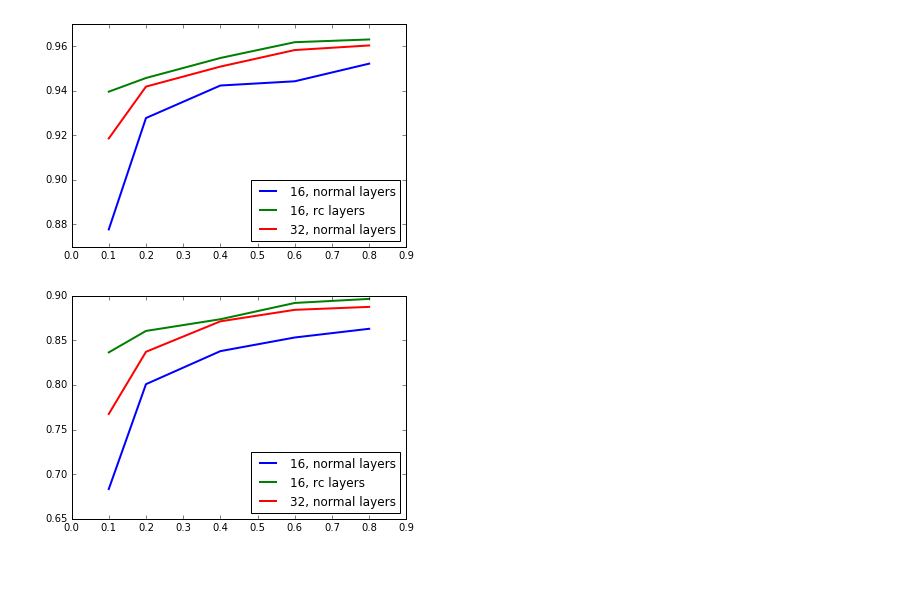
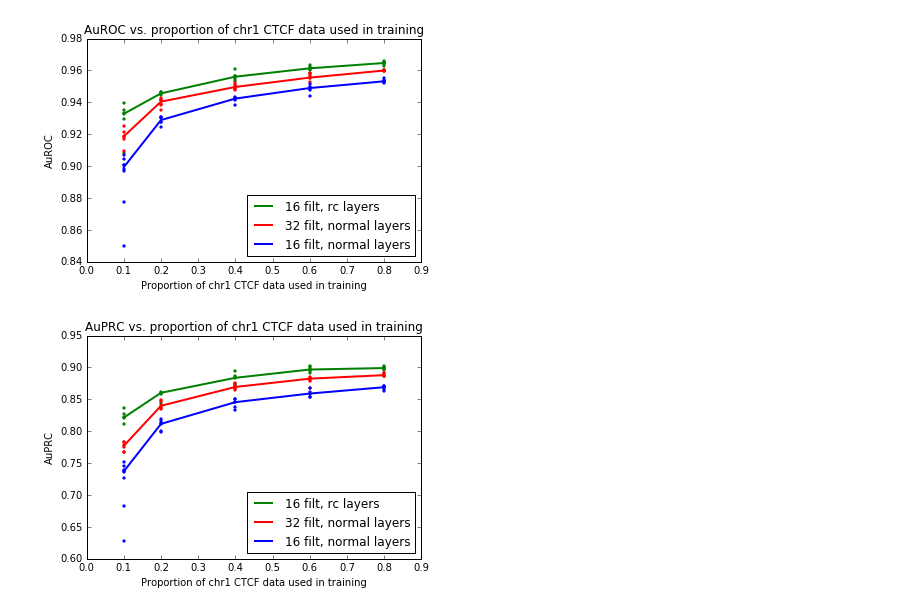
Before and after one commit to kundajelab/av_scripts, a Jupyter notebook: adhoc/revcomp_and_ws_experiments/PlotLearningCurveWithAmtData.ipynb, the cells around one changed output. Cells and saved outputs as stored; diff of their text form; code cells hidden in the pictures; blank space fills up the shorter version.

```diff
--- a/adhoc/revcomp_and_ws_experiments/PlotLearningCurveWithAmtData.ipynb
+++ b/adhoc/revcomp_and_ws_experiments/PlotLearningCurveWithAmtData.ipynb
@@ -30,8 +46,8 @@ for prefix in prefixes:
 # %%
-auroc_per_group = OrderedDict([(key, [[y['best_valid_perf_info']['valid_all_stats']['mean_auROC'] for y in
-                                      descriptors_to_prefix_to_perf[key][x]] for x in prefixes]) for key in descriptors])
-auprc_per_group = OrderedDict([(key, [[y['best_valid_perf_info']['valid_all_stats']['mean_auPRC'] for y in
-                                      descriptors_to_prefix_to_perf[key][x]] for x in prefixes]) for key in descriptors])
+auroc_per_group = OrderedDict([(key, [list(set([y['best_valid_perf_info']['valid_all_stats']['mean_auROC'] for y in
+                                      descriptors_to_prefix_to_perf[key][x]])) for x in prefixes]) for key in descriptors])
+auprc_per_group = OrderedDict([(key, [list(set([y['best_valid_perf_info']['valid_all_stats']['mean_auPRC'] for y in
+                                      descriptors_to_prefix_to_perf[key][x]])) for x in prefixes]) for key in descriptors])
 # %%
 auroc_per_group
 # %% [output]
@@ -56,17 +71,26 @@ OrderedDict([('rc-f_nbf-16_ws-f_str-20 seed-0',
 # %%
+%matplotlib inline
 import matplotlib.pyplot as plt
 import numpy as np
-for group in [auroc_per_group, auprc_per_group]:
+for group,groupname in [(auroc_per_group, 'AuROC'), (auprc_per_group, 'AuPRC')]:
     handles = []
-    for key in group.keys():
-        means = np.array([np.mean(x) for x in group[key]])
-        mins = np.abs(np.array([np.min(x) for x in group[key]]) - means)
-        maxs = np.array([np.max(x) for x in group[key]]) - means
-        handles.append(plt.errorbar(np.array(prefixes)/100.0, means, label=label, #yerr=[mins, maxs],
-                                    linewidth=2))
+    for key,color in zip(group.keys(), ['g','r','b']):
+        medians = np.array([np.median(x) for x in group[key]])
+        mins = np.abs(np.array([np.min(x) for x in group[key]]) - medians)
+        maxs = np.array([np.max(x) for x in group[key]]) - medians
+        handles.append(plt.errorbar(np.array(prefixes)/100.0, medians,
+                                    linewidth=2, color=color))
+        for idx,xpoint in enumerate(np.array(prefixes)/100.0):
+            plt.scatter([xpoint for y in group[key][idx]],
+                        group[key][idx],
+                        color=color, s=5)
+
     plt.xlim(0)
+    plt.xlabel("Proportion of chr1 CTCF data used in training")
+    plt.ylabel(groupname)
+    plt.title(groupname+" vs. proportion of chr1 CTCF data used in training")
     plt.legend(handles, labels=descrip_simple, loc=4)
     plt.show()
 # %% [output]
-[figure, old version]
+[figure, new version]
-[figure, old version]
+[figure, new version]
```
Also changed, not shown: parts of 3 cells of this notebook, 4 other files.
